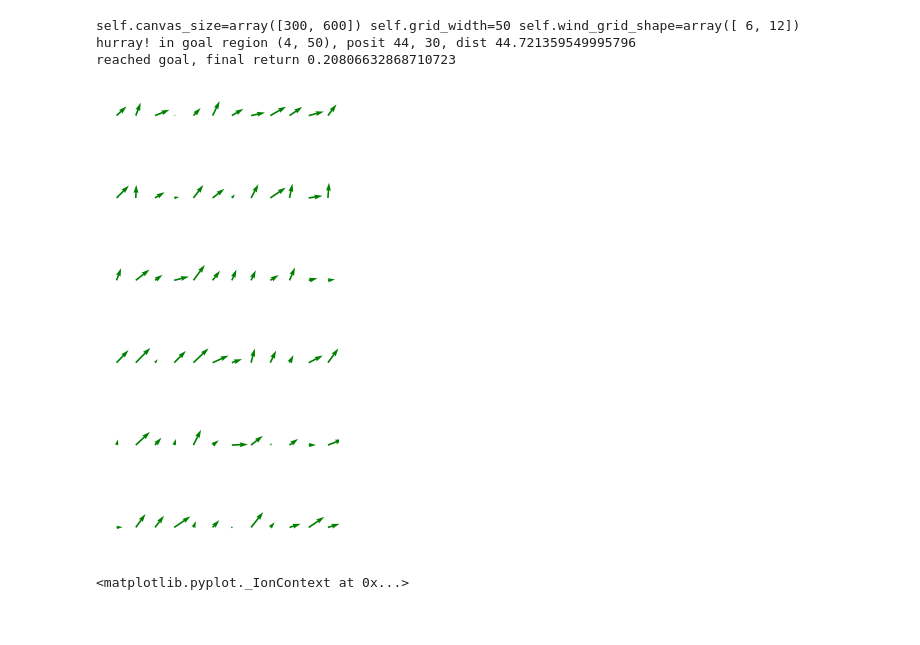
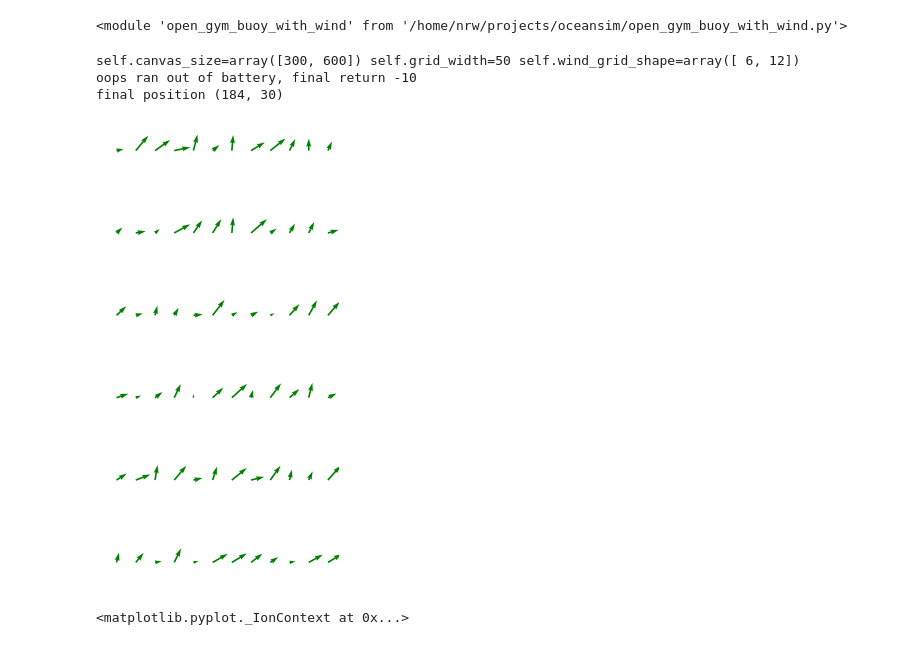
Before and after one commit to nouyang/oceansim, a Jupyter notebook: open_gym_buoy_with_wind.ipynb, the cells around one changed output. Cells and saved outputs as stored; diff of their text form; code cells hidden in the pictures.

```diff
--- a/open_gym_buoy_with_wind.ipynb
+++ b/open_gym_buoy_with_wind.ipynb
@@ -19,31 +22,35 @@ import torch.nn.functional as F
+# %%
+reload(oceangym)
+# %% [output]
+<module 'open_gym_buoy_with_wind' from '/home/nrw/projects/oceansim/open_gym_buoy_with_wind.py'>
 # %%
-env = OceanScape()
+env = oceangym.OceanScape()
 obs = env.reset()
 
 while True:
     # Take a random action
     action = env.action_space.sample()
     obs, reward, done, info = env.step(action)
 
     # Render the game
     env.render()
     #plt.show()
 
     if done == True:
         cv2.waitKey(0)
         break
 
 env.close()
 
 # TODO: add wind affect on batt
 #       + create wind region, reset wind region,
 #       + add effect on battery, and
 # TODO: plot wind region
 # %% [output]
 self.canvas_size=array([300, 600]) self.grid_width=50 self.wind_grid_shape=array([ 6, 12])
-hurray! in goal region (4, 50), posit 44, 30, dist 44.721359549995796
-reached goal, final return 0.20806632868710723
+oops ran out of battery, final return -10
+final position (184, 30)
-[figure, old version]
+[figure, new version]
 # %%
 plt.ion()
 # %% [output]
```
Also changed, not shown: parts of 6 cells of this notebook, 1 other file.
